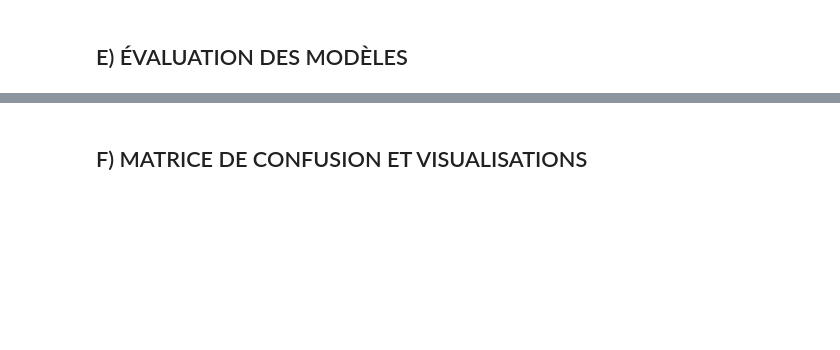
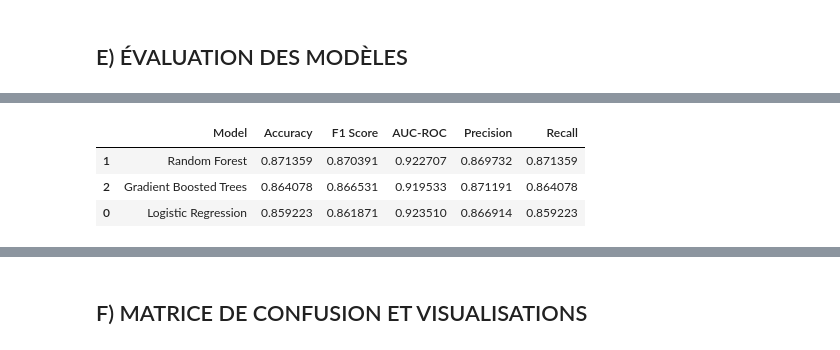
Before and after one commit to EdLac/spark-ecommerce, a Jupyter notebook: notebooks/ProjetFinal.ipynb, the cells around one changed output, grey strips where cells are left out. Drawn from its saved outputs; the diff is of its cells as text; code cells hidden in the pictures; blank space fills up the shorter version.

Commit message:
models evaluations et selection

```diff
--- a/notebooks/ProjetFinal.ipynb
+++ b/notebooks/ProjetFinal.ipynb
@@ -1335,6 +1520,7 @@ gbt = GBTClassifier(
     featuresCol="features_ml",
     labelCol="label",
     maxIter=50,
+    weightCol="classWeight",
     maxDepth=5,
     seed=42
 )
@@ -1368,0 +1585,10 @@ only showing top 10 rows
+# %%
+gbt_recall = MulticlassClassificationEvaluator(
+    labelCol="label",
+    predictionCol="prediction",
+    metricName="weightedRecall"
+)
+
+recall_gbt = gbt_recall.evaluate(gbt_predictions)
+
+print(f"Recall : {recall_gbt:.3f}")
@@ -1368,0 +1599,10 @@ only showing top 10 rows
+# %%
+gbt_f1 = MulticlassClassificationEvaluator(
+    labelCol="label",
+    predictionCol="prediction",
+    metricName="f1"
+)
+
+f1_gbt = gbt_f1.evaluate(gbt_predictions)
+
+print(f"F1 Score : {f1_gbt:.3f}")
@@ -1368,0 +1626,10 @@ only showing top 10 rows
+# %%
+gbt_auc = BinaryClassificationEvaluator(
+    labelCol="label",
+    rawPredictionCol="rawPrediction",
+    metricName="areaUnderROC"
+)
+
+auc_gbt = gbt_auc.evaluate(gbt_predictions)
+
+print(f" AUC : {auc:.3f}")
@@ -1441,0 +1640,16 @@ Gradient Boosted Trees 0.917155  0.868932 0.863954   0.865486 0.868932
+# %%
+df_modelEval = pd.DataFrame({
+    "Model" : ["Logistic Regression", "Random Forest", "Gradient Boosted Trees"],
+    "Accuracy" : [accuracy, accuracy_rf, accuracy_gbt],
+    "F1 Score" : [f1, f1_rf, f1_gbt],
+    "AUC-ROC" : [auc, auc_rf, auc_gbt],
+    "Precision" : [precision, precision_rf, precision_gbt],
+    "Recall" : [recall, recall_rf, recall_gbt]
+})
+
+df_modelEval.sort_values(by="F1 Score", ascending=False)
+# %% [output]
+|  | Model | Accuracy | F1 Score | AUC-ROC | Precision | Recall |
+| 1 | Random Forest | 0.871359 | 0.870391 | 0.922707 | 0.869732 | 0.871359 |
+| 2 | Gradient Boosted Trees | 0.864078 | 0.866531 | 0.919533 | 0.871191 | 0.864078 |
+| 0 | Logistic Regression | 0.859223 | 0.861871 | 0.923510 | 0.866914 | 0.859223 |
```
Also changed, not shown: parts of 65 cells of this notebook.
